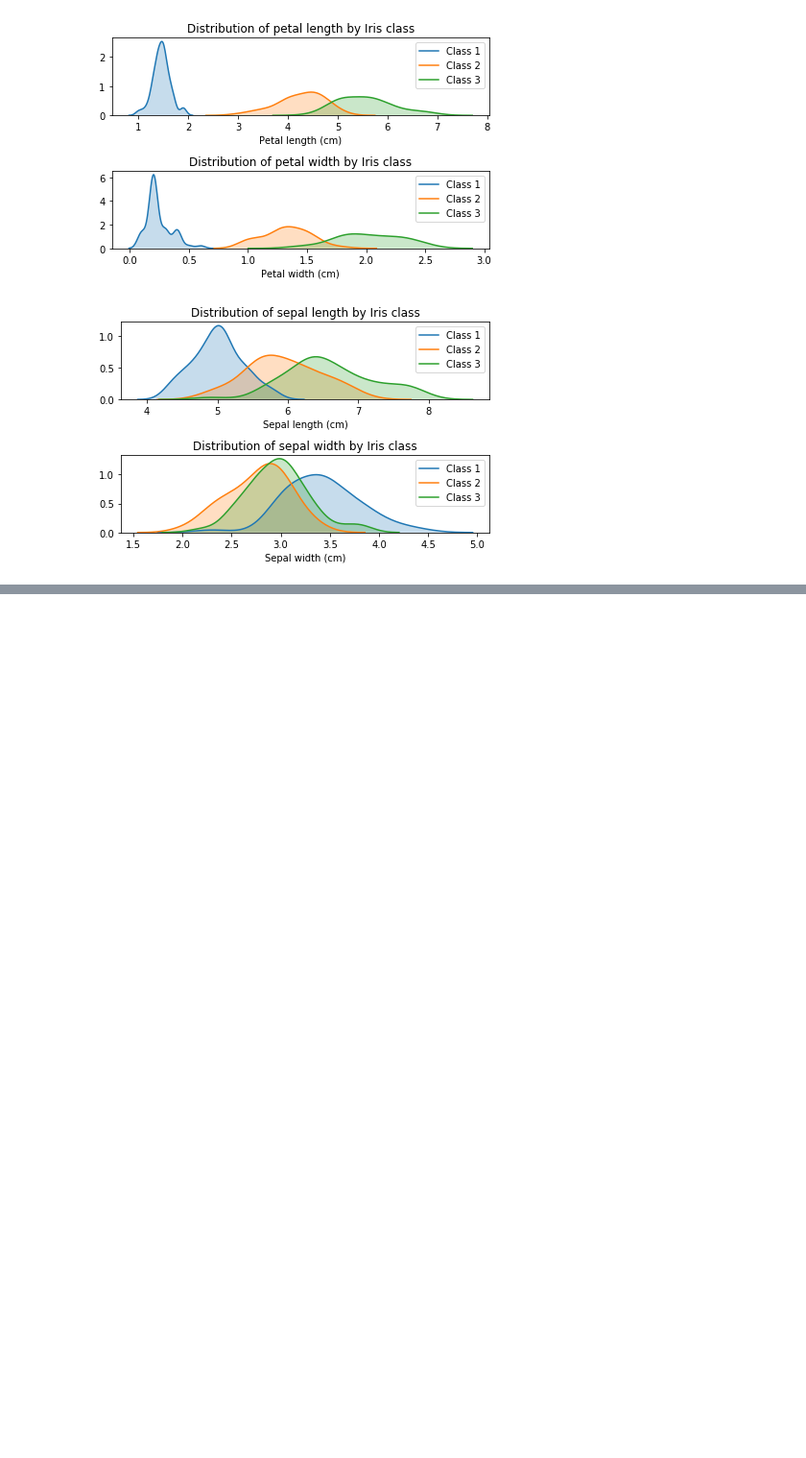
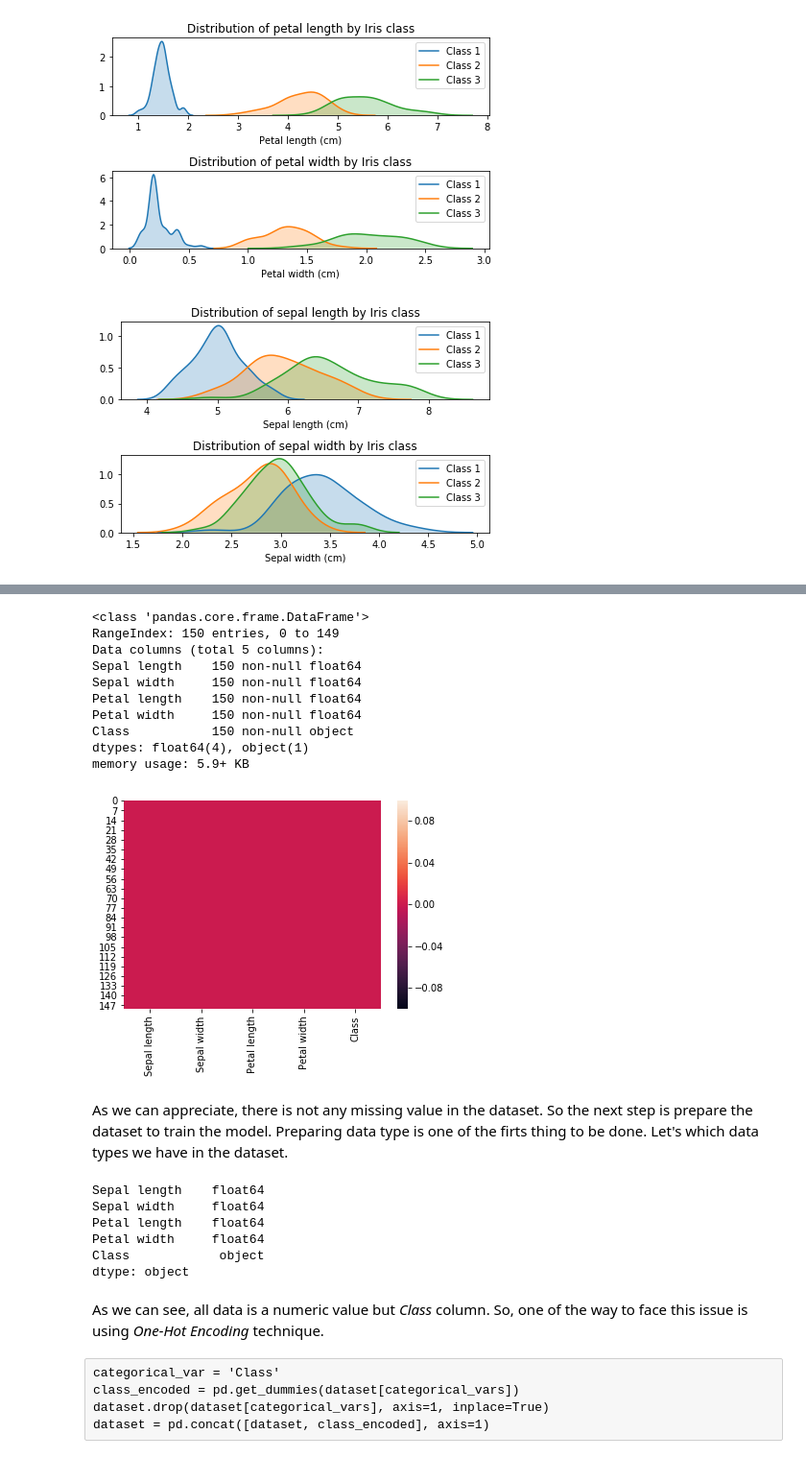
Before and after one commit to antonionieto/IrisPlantClassification, a Jupyter notebook: IrisPlantClassification.ipynb, the cells around one changed output, grey strips where cells are left out. Shown at 96% size. Drawn from its saved outputs; the diff is of its cells as text; code cells hidden in the pictures; blank space fills up the shorter version.

Commit message:
IrisPlantClassification 0.2: Preparing dataset, spliting data, training the model and getting predictions

```diff
--- a/IrisPlantClassification.ipynb
+++ b/IrisPlantClassification.ipynb
@@ -67,0 +76,34 @@ In order to classify Iris plants between the two other classes, we must go into
+# %%
+# Missing values
+sns.heatmap(dataset.isnull())
+dataset.info()
+# %% [output]
+<class 'pandas.core.frame.DataFrame'>
+RangeIndex: 150 entries, 0 to 149
+Data columns (total 5 columns):
+Sepal length    150 non-null float64
+Sepal width     150 non-null float64
+Petal length    150 non-null float64
+Petal width     150 non-null float64
+Class           150 non-null object
+dtypes: float64(4), object(1)
+memory usage: 5.9+ KB
+[figure, added]
+# %% [markdown]
+As we can appreciate, there is not any missing value in the dataset. So the next step is prepare the dataset to train the model. Preparing data type is one of the firts thing to be done. Let's which data types we have in the dataset.
+# %%
+dataset.dtypes
+# %% [output]
+Sepal length    float64
+Sepal width     float64
+Petal length    float64
+Petal width     float64
+Class            object
+dtype: object
+# %% [markdown]
+As we can see, all data is a numeric value but *Class* column. So, one of the way to face this issue is using *One-Hot Encoding* technique.
+# %% [raw]
+categorical_var = 'Class'
+class_encoded = pd.get_dummies(dataset[categorical_vars])
+dataset.drop(dataset[categorical_vars], axis=1, inplace=True)
+dataset = pd.concat([dataset, class_encoded], axis=1)
```
Also changed, not shown: parts of 16 cells of this notebook.
